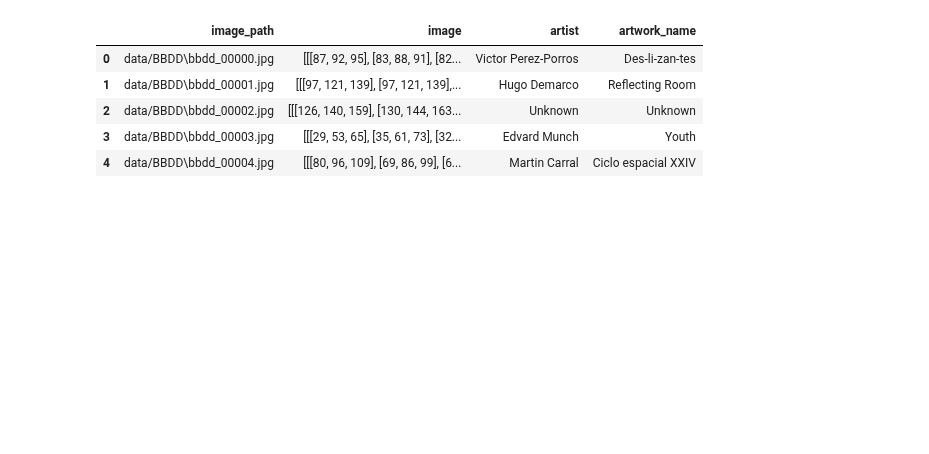
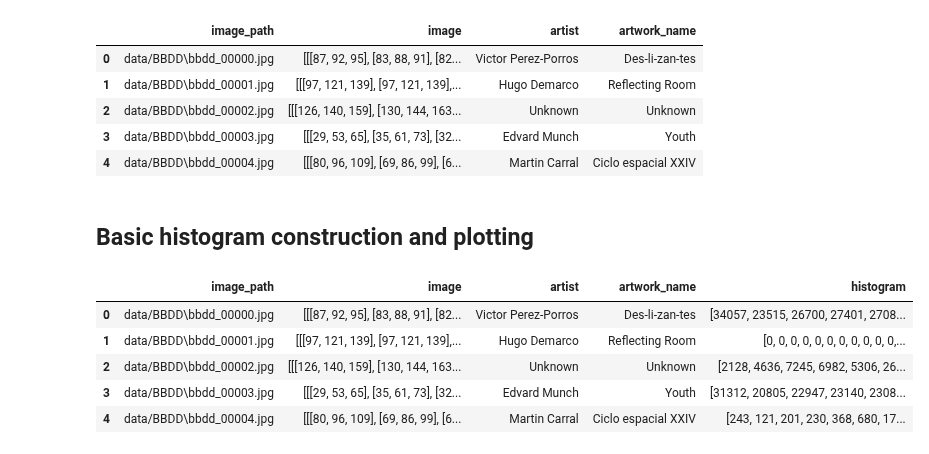
Before and after one commit to MCV-2026-C1-Project/Team-3, a Jupyter notebook: descriptors.ipynb, the cells around one changed output. Saved outputs shown, nothing was run; the diff lists cells and outputs as text; code cells hidden in the pictures; blank space fills up the shorter version.

```diff
--- a/descriptors.ipynb
+++ b/descriptors.ipynb
@@ -93,3 +87,5 @@ dataset.head()
 | 2 | data/BBDD\bbdd_00002.jpg | [[[126, 140, 159], [130, 144, 163... | Unknown | Unknown |
 | 3 | data/BBDD\bbdd_00003.jpg | [[[29, 53, 65], [35, 61, 73], [32... | Edvard Munch | Youth |
 | 4 | data/BBDD\bbdd_00004.jpg | [[[80, 96, 109], [69, 86, 99], [6... | Martin Carral | Ciclo espacial XXIV |
+# %% [markdown]
+## Basic histogram construction and plotting
@@ -95,0 +110,9 @@ dataset.head()
+# %%
+dataset.head()
+# %% [output]
+|  | image_path | image | artist | artwork_name | histogram |
+| 0 | data/BBDD\bbdd_00000.jpg | [[[87, 92, 95], [83, 88, 91], [82... | Victor Perez-Porros | Des-li-zan-tes | [34057, 23515, 26700, 27401, 2708... |
+| 1 | data/BBDD\bbdd_00001.jpg | [[[97, 121, 139], [97, 121, 139],... | Hugo Demarco | Reflecting Room | [0, 0, 0, 0, 0, 0, 0, 0, 0, 0, 0,... |
+| 2 | data/BBDD\bbdd_00002.jpg | [[[126, 140, 159], [130, 144, 163... | Unknown | Unknown | [2128, 4636, 7245, 6982, 5306, 26... |
+| 3 | data/BBDD\bbdd_00003.jpg | [[[29, 53, 65], [35, 61, 73], [32... | Edvard Munch | Youth | [31312, 20805, 22947, 23140, 2308... |
+| 4 | data/BBDD\bbdd_00004.jpg | [[[80, 96, 109], [69, 86, 99], [6... | Martin Carral | Ciclo espacial XXIV | [243, 121, 201, 230, 368, 680, 17... |
```
Also changed, not shown: parts of 14 cells of this notebook.
